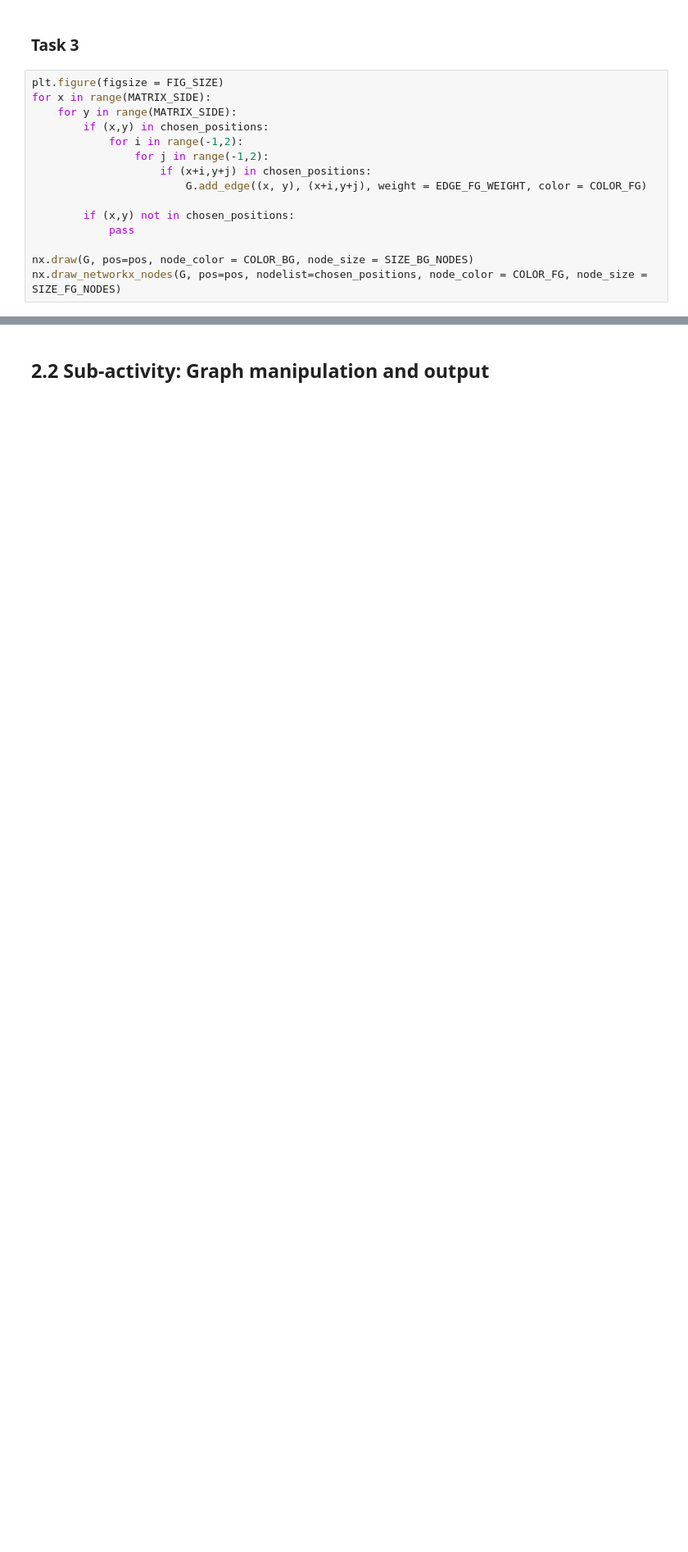
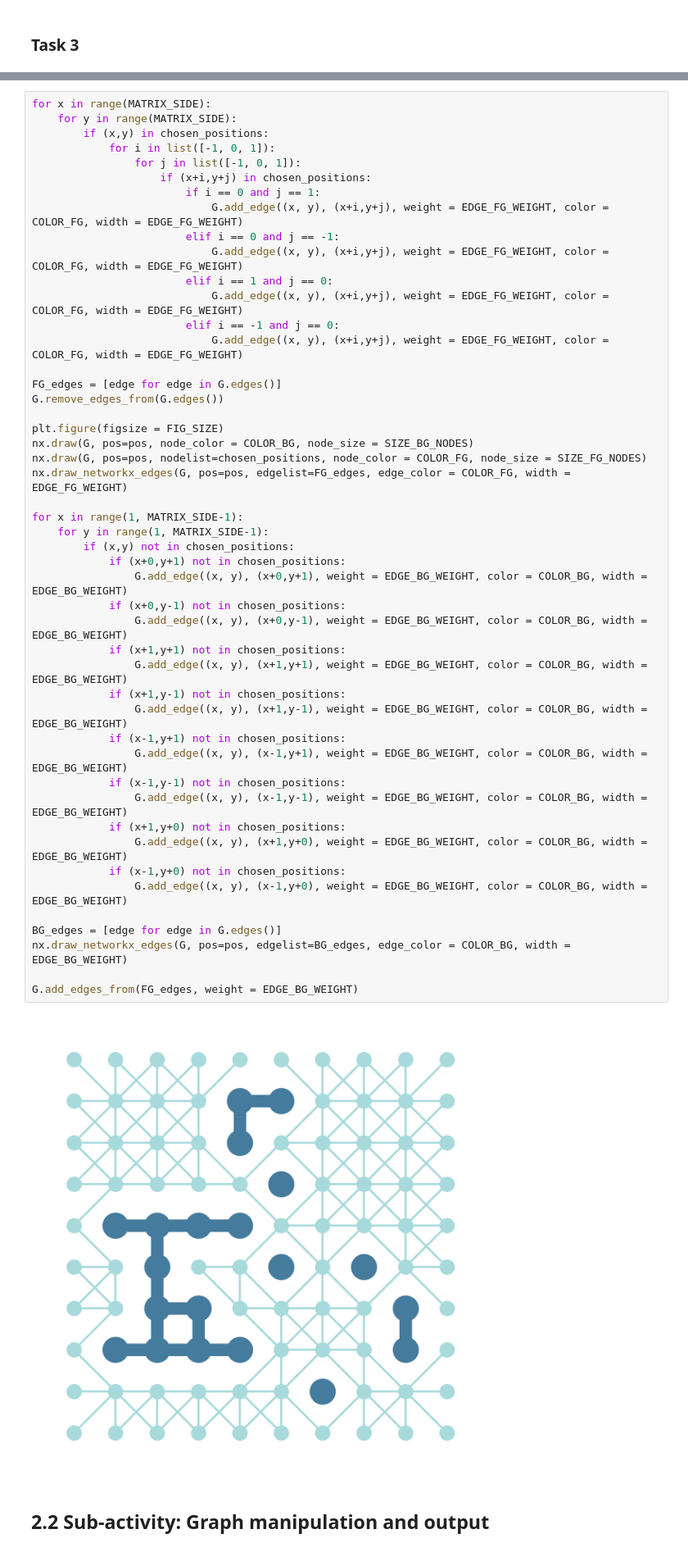
Before and after one commit to congrendai/CW2_for_computer_programing, a Jupyter notebook: CW2_A2.ipynb, the cells around one changed output, grey strips where cells are left out. Shown at 82% size. Cells and saved outputs as stored; diff of their text form; blank space fills up the shorter version.

```diff
--- a/CW2_A2.ipynb
+++ b/CW2_A2.ipynb
@@ -63,17 +61,2 @@ nx.draw_networkx_nodes(G, pos=pos, nodelist=chosen_positions, node_color = COLOR
 # %% [markdown]
 ### Task 3
-# %%
-plt.figure(figsize = FIG_SIZE)
-for x in range(MATRIX_SIDE):
-    for y in range(MATRIX_SIDE):
-        if (x,y) in chosen_positions:
-            for i in range(-1,2):
-                for j in range(-1,2):
-                    if (x+i,y+j) in chosen_positions:
-                        G.add_edge((x, y), (x+i,y+j), weight = EDGE_FG_WEIGHT, color = COLOR_FG)
-
-        if (x,y) not in chosen_positions:
-            pass
-
-nx.draw(G, pos=pos, node_color = COLOR_BG, node_size = SIZE_BG_NODES)
-nx.draw_networkx_nodes(G, pos=pos, nodelist=chosen_positions, node_color = COLOR_FG, node_size = SIZE_FG_NODES)
@@ -83,3 +63,53 @@ nx.draw_networkx_nodes(G, pos=pos, nodelist=chosen_positions, node_color = COLOR
+# %%
+for x in range(MATRIX_SIDE):
+    for y in range(MATRIX_SIDE):
+        if (x,y) in chosen_positions:
+            for i in list([-1, 0, 1]):
+                for j in list([-1, 0, 1]):
+                    if (x+i,y+j) in chosen_positions:
+                        if i == 0 and j == 1:
+                            G.add_edge((x, y), (x+i,y+j), weight = EDGE_FG_WEIGHT, color = COLOR_FG, width = EDGE_FG_WEIGHT)
+                        elif i == 0 and j == -1:
+                            G.add_edge((x, y), (x+i,y+j), weight = EDGE_FG_WEIGHT, color = COLOR_FG, width = EDGE_FG_WEIGHT)
+                        elif i == 1 and j == 0:
+                            G.add_edge((x, y), (x+i,y+j), weight = EDGE_FG_WEIGHT, color = COLOR_FG, width = EDGE_FG_WEIGHT)
+                        elif i == -1 and j == 0:
+                            G.add_edge((x, y), (x+i,y+j), weight = EDGE_FG_WEIGHT, color = COLOR_FG, width = EDGE_FG_WEIGHT)
+
+FG_edges = [edge for edge in G.edges()]
+G.remove_edges_from(G.edges())
+
+plt.figure(figsize = FIG_SIZE)
+nx.draw(G, pos=pos, node_color = COLOR_BG, node_size = SIZE_BG_NODES)
+nx.draw(G, pos=pos, nodelist=chosen_positions, node_color = COLOR_FG, node_size = SIZE_FG_NODES)
+nx.draw_networkx_edges(G, pos=pos, edgelist=FG_edges, edge_color = COLOR_FG, width = EDGE_FG_WEIGHT)
+
+for x in range(1, MATRIX_SIDE-1):
+    for y in range(1, MATRIX_SIDE-1):
+        if (x,y) not in chosen_positions:
+            if (x+0,y+1) not in chosen_positions:
+                G.add_edge((x, y), (x+0,y+1), weight = EDGE_BG_WEIGHT, color = COLOR_BG, width = EDGE_BG_WEIGHT)
+            if (x+0,y-1) not in chosen_positions:
+                G.add_edge((x, y), (x+0,y-1), weight = EDGE_BG_WEIGHT, color = COLOR_BG, width = EDGE_BG_WEIGHT)
+            if (x+1,y+1) not in chosen_positions:
+                G.add_edge((x, y), (x+1,y+1), weight = EDGE_BG_WEIGHT, color = COLOR_BG, width = EDGE_BG_WEIGHT)
+            if (x+1,y-1) not in chosen_positions:
+                G.add_edge((x, y), (x+1,y-1), weight = EDGE_BG_WEIGHT, color = COLOR_BG, width = EDGE_BG_WEIGHT)
+            if (x-1,y+1) not in chosen_positions:
+                G.add_edge((x, y), (x-1,y+1), weight = EDGE_BG_WEIGHT, color = COLOR_BG, width = EDGE_BG_WEIGHT)
+            if (x-1,y-1) not in chosen_positions:
+                G.add_edge((x, y), (x-1,y-1), weight = EDGE_BG_WEIGHT, color = COLOR_BG, width = EDGE_BG_WEIGHT)
+            if (x+1,y+0) not in chosen_positions:
+                G.add_edge((x, y), (x+1,y+0), weight = EDGE_BG_WEIGHT, color = COLOR_BG, width = EDGE_BG_WEIGHT)
+            if (x-1,y+0) not in chosen_positions:
+                G.add_edge((x, y), (x-1,y+0), weight = EDGE_BG_WEIGHT, color = COLOR_BG, width = EDGE_BG_WEIGHT)
+
+BG_edges = [edge for edge in G.edges()]
+nx.draw_networkx_edges(G, pos=pos, edgelist=BG_edges, edge_color = COLOR_BG, width = EDGE_BG_WEIGHT)
+
+G.add_edges_from(FG_edges, weight = EDGE_BG_WEIGHT)
+# %% [output]
+[figure, added]
 # %% [markdown]
 ## 2.2 Sub-activity: Graph manipulation and output
 # %% [markdown]
```
Also changed, not shown: parts of 3 cells of this notebook, 7 other files.
